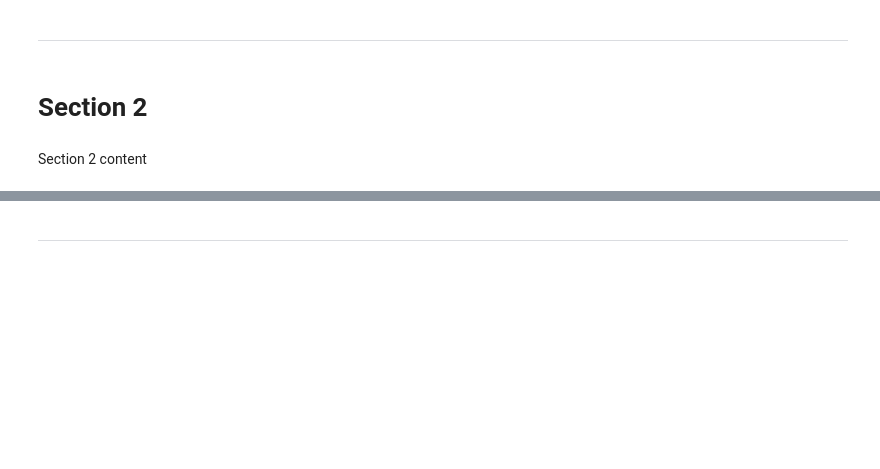
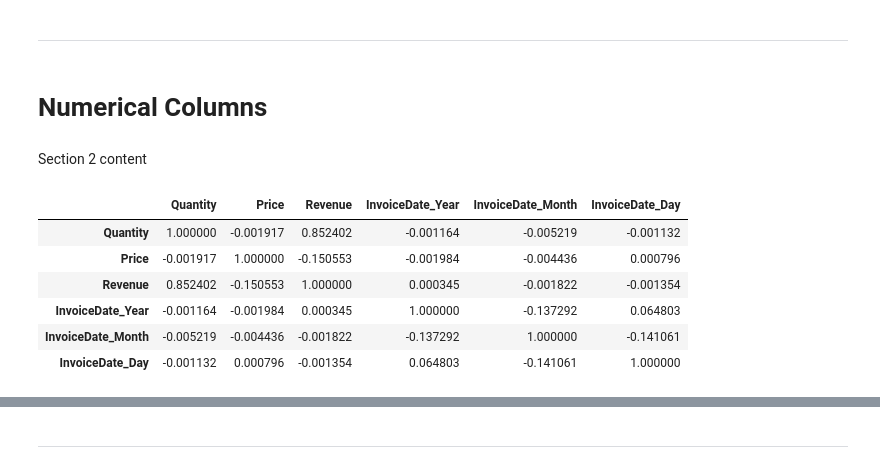
Before and after one commit to PearlisSad/Capstone-E-Commerce-Analysis, a Jupyter notebook: jupyter_notebooks/eda.ipynb, the cells around one changed output, grey strips where cells are left out. Saved outputs shown, nothing was run; the diff lists cells and outputs as text; code cells hidden in the pictures; blank space fills up the shorter version.

```diff
--- a/jupyter_notebooks/eda.ipynb
+++ b/jupyter_notebooks/eda.ipynb
@@ -167,7 +167,7 @@ for row in sorted(df["Price"].dropna().unique()):
 38970.0
 # %% [markdown]
 ---
-# %% [markdown]
-# Section 2
+# %% [markdown]
+# Numerical Columns
 # %% [markdown]
 Section 2 content
@@ -173,0 +185,11 @@ Section 2 content
+# %%
+corr_matrix = numeric_columns.corr()
+corr_matrix
+# %% [output]
+|  | Quantity | Price | Revenue | InvoiceDate_Year | InvoiceDate_Month | InvoiceDate_Day |
+| Quantity | 1.000000 | -0.001917 | 0.852402 | -0.001164 | -0.005219 | -0.001132 |
+| Price | -0.001917 | 1.000000 | -0.150553 | -0.001984 | -0.004436 | 0.000796 |
+| Revenue | 0.852402 | -0.150553 | 1.000000 | 0.000345 | -0.001822 | -0.001354 |
+| InvoiceDate_Year | -0.001164 | -0.001984 | 0.000345 | 1.000000 | -0.137292 | 0.064803 |
+| InvoiceDate_Month | -0.005219 | -0.004436 | -0.001822 | -0.137292 | 1.000000 | -0.141061 |
+| InvoiceDate_Day | -0.001132 | 0.000796 | -0.001354 | 0.064803 | -0.141061 | 1.000000 |
```
Also changed, not shown: parts of 5 cells of this notebook.
